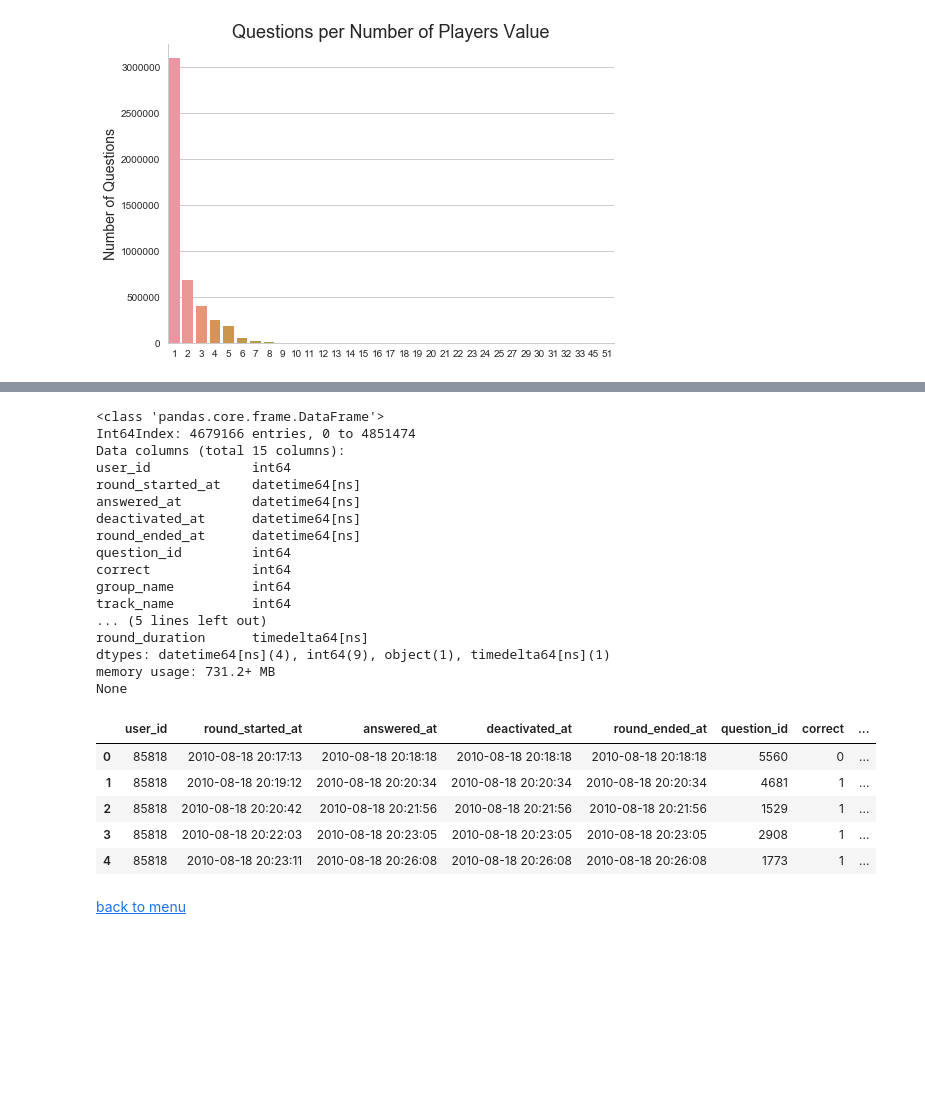
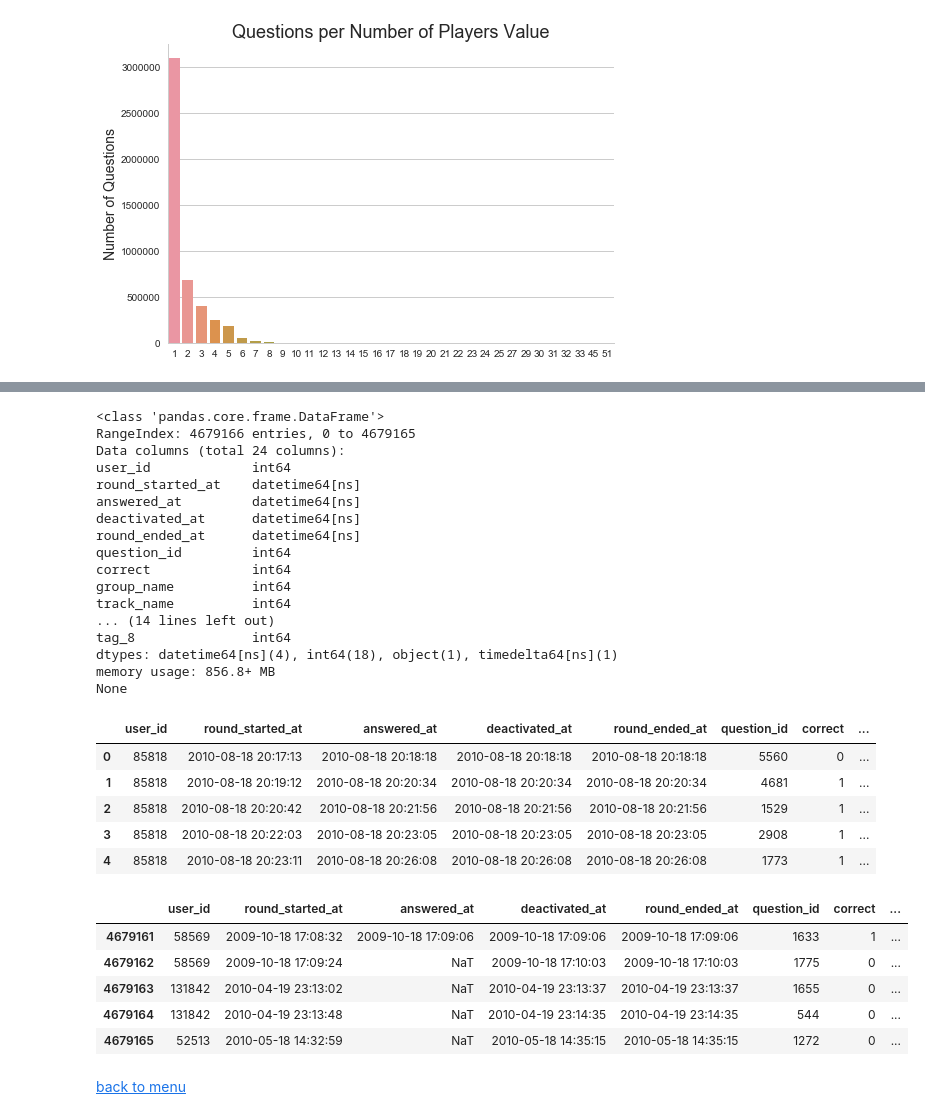
Before and after one commit to oserttas-math/predicting_assessment_mastery, a Jupyter notebook: notebooks/initial_data_exploration.ipynb, the cells around one changed output, grey strips where cells are left out. Cells and saved outputs as stored; diff of their text form; code cells hidden in the pictures; blank space fills up the shorter version.

```diff
--- a/notebooks/initial_data_exploration.ipynb
+++ b/notebooks/initial_data_exploration.ipynb
@@ -851,11 +896,14 @@ plt.show()
 # %%
+# Set options to inspect ALL of the columns:
+pd.options.display.max_columns = 25
+
 # Re-inspect the state and structure of the dataframe:
 print(df.info())
 df.head()
 # %% [output]
 <class 'pandas.core.frame.DataFrame'>
-Int64Index: 4679166 entries, 0 to 4851474
-Data columns (total 15 columns):
+RangeIndex: 4679166 entries, 0 to 4679165
+Data columns (total 24 columns):
 user_id             int64
 round_started_at    datetime64[ns]
 answered_at         datetime64[ns]
@@ -865,10 +913,10 @@ question_id         int64
 correct             int64
 group_name          int64
 track_name          int64
-... (5 lines left out)
-round_duration      timedelta64[ns]
-dtypes: datetime64[ns](4), int64(9), object(1), timedelta64[ns](1)
-memory usage: 731.2+ MB
+... (14 lines left out)
+tag_8               int64
+dtypes: datetime64[ns](4), int64(18), object(1), timedelta64[ns](1)
+memory usage: 856.8+ MB
 None
 |  | user_id | round_started_at | answered_at | deactivated_at | round_ended_at | question_id | correct | ... |
 | 0 | 85818 | 2010-08-18 20:17:13 | 2010-08-18 20:18:18 | 2010-08-18 20:18:18 | 2010-08-18 20:18:18 | 5560 | 0 | ... |
@@ -876,6 +924,16 @@ None
 | 2 | 85818 | 2010-08-18 20:20:42 | 2010-08-18 20:21:56 | 2010-08-18 20:21:56 | 2010-08-18 20:21:56 | 1529 | 1 | ... |
 | 3 | 85818 | 2010-08-18 20:22:03 | 2010-08-18 20:23:05 | 2010-08-18 20:23:05 | 2010-08-18 20:23:05 | 2908 | 1 | ... |
 | 4 | 85818 | 2010-08-18 20:23:11 | 2010-08-18 20:26:08 | 2010-08-18 20:26:08 | 2010-08-18 20:26:08 | 1773 | 1 | ... |
+# %%
+# Inspect the last records too:
+df.tail()
+# %% [output]
+|  | user_id | round_started_at | answered_at | deactivated_at | round_ended_at | question_id | correct | ... |
+| 4679161 | 58569 | 2009-10-18 17:08:32 | 2009-10-18 17:09:06 | 2009-10-18 17:09:06 | 2009-10-18 17:09:06 | 1633 | 1 | ... |
+| 4679162 | 58569 | 2009-10-18 17:09:24 | NaT | 2009-10-18 17:10:03 | 2009-10-18 17:10:03 | 1775 | 0 | ... |
+| 4679163 | 131842 | 2010-04-19 23:13:02 | NaT | 2010-04-19 23:13:37 | 2010-04-19 23:13:37 | 1655 | 0 | ... |
+| 4679164 | 131842 | 2010-04-19 23:13:48 | NaT | 2010-04-19 23:14:35 | 2010-04-19 23:14:35 | 544 | 0 | ... |
+| 4679165 | 52513 | 2010-05-18 14:32:59 | NaT | 2010-05-18 14:35:15 | 2010-05-18 14:35:15 | 1272 | 0 | ... |
 # %% [markdown]
 <a id='summary' href='#top'>back to menu</a>
 # %% [markdown]
```
Also changed, not shown: parts of 9 cells of this notebook.
